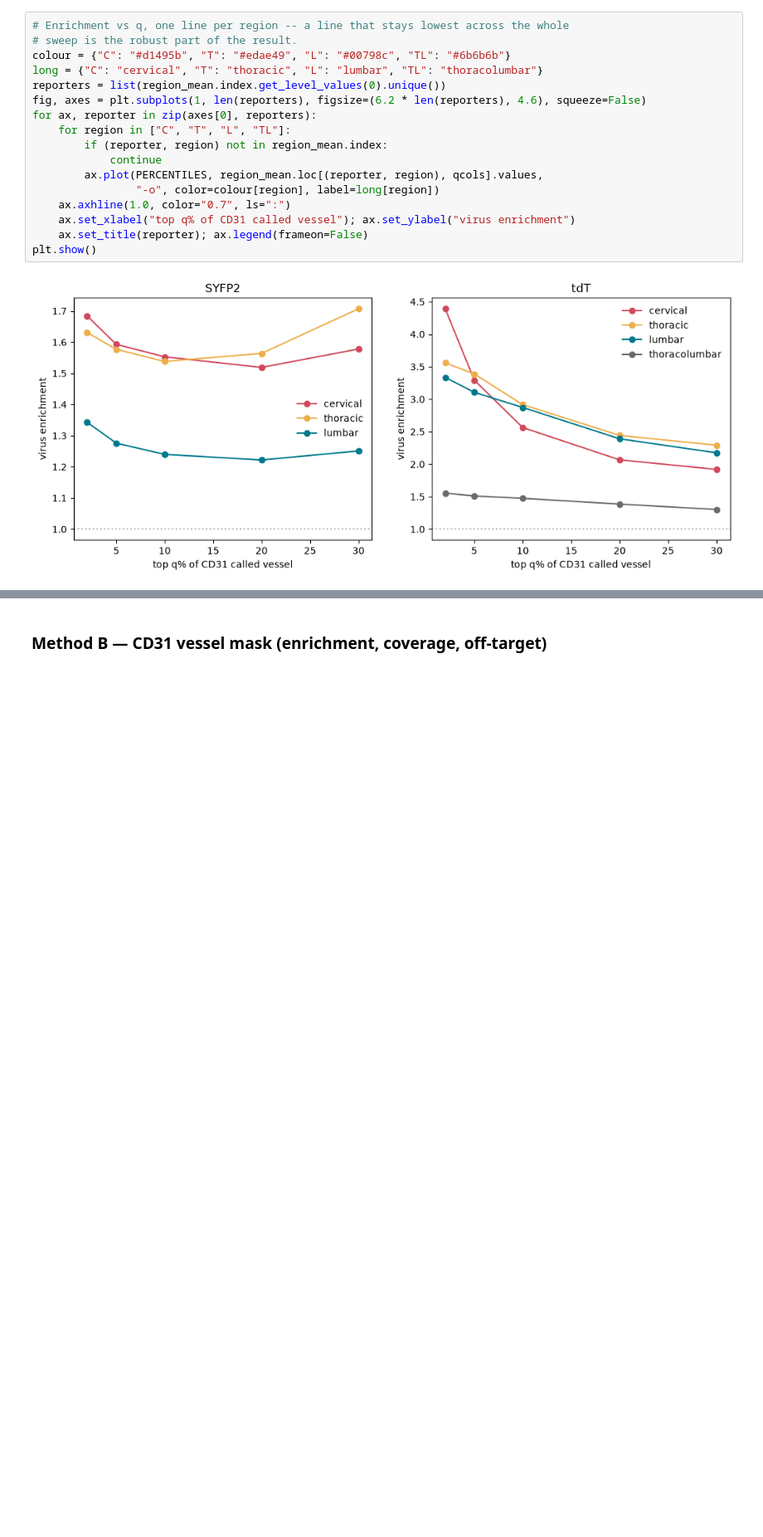
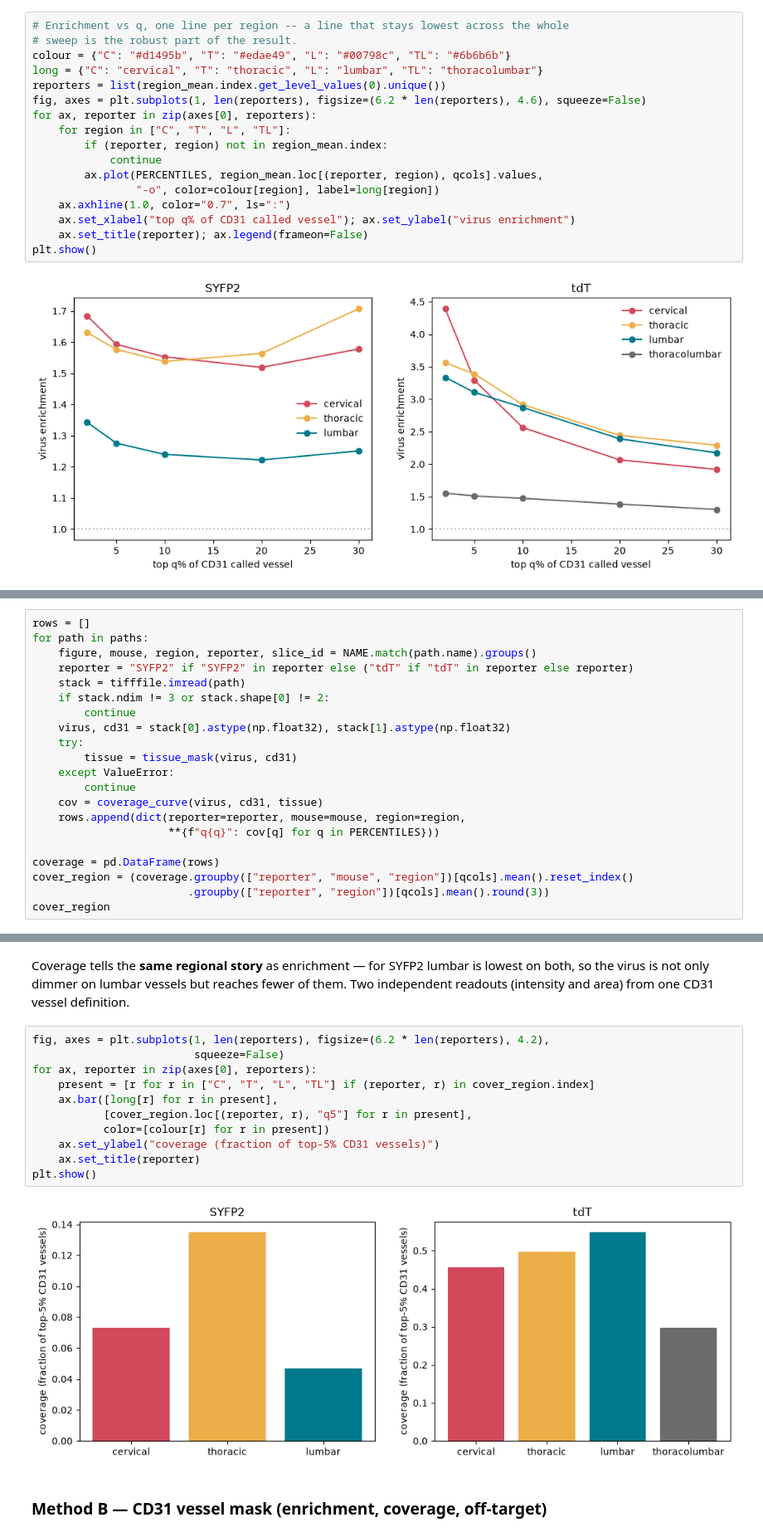
Before and after one commit to UCI-XuLab/blood-vessel-processing, a Jupyter notebook: notebooks/enrichment_metrics.ipynb, the cells around one changed output, grey strips where cells are left out. Shown at 83% size. Saved outputs shown, nothing was run; the diff lists cells and outputs as text; blank space fills up the shorter version.

```diff
--- a/notebooks/enrichment_metrics.ipynb
+++ b/notebooks/enrichment_metrics.ipynb
@@ -151,0 +161,21 @@ plt.show()
+# %%
+rows = []
+for path in paths:
+    figure, mouse, region, reporter, slice_id = NAME.match(path.name).groups()
+    reporter = "SYFP2" if "SYFP2" in reporter else ("tdT" if "tdT" in reporter else reporter)
+    stack = tifffile.imread(path)
+    if stack.ndim != 3 or stack.shape[0] != 2:
+        continue
+    virus, cd31 = stack[0].astype(np.float32), stack[1].astype(np.float32)
+    try:
+        tissue = tissue_mask(virus, cd31)
+    except ValueError:
+        continue
+    cov = coverage_curve(virus, cd31, tissue)
+    rows.append(dict(reporter=reporter, mouse=mouse, region=region,
+                     **{f"q{q}": cov[q] for q in PERCENTILES}))
+
+coverage = pd.DataFrame(rows)
+cover_region = (coverage.groupby(["reporter", "mouse", "region"])[qcols].mean().reset_index()
+                        .groupby(["reporter", "region"])[qcols].mean().round(3))
+cover_region
@@ -152,3 +192,21 @@ plt.show()
+# %% [markdown]
+Coverage tells the **same regional story** as enrichment — for SYFP2 lumbar is
+lowest on both, so the virus is not only dimmer on lumbar vessels but reaches
+fewer of them. Two independent readouts (intensity and area) from one CD31
+vessel definition.
+# %%
+fig, axes = plt.subplots(1, len(reporters), figsize=(6.2 * len(reporters), 4.2),
+                         squeeze=False)
+for ax, reporter in zip(axes[0], reporters):
+    present = [r for r in ["C", "T", "L", "TL"] if (reporter, r) in cover_region.index]
+    ax.bar([long[r] for r in present],
+           [cover_region.loc[(reporter, r), "q5"] for r in present],
+           color=[colour[r] for r in present])
+    ax.set_ylabel("coverage (fraction of top-5% CD31 vessels)")
+    ax.set_title(reporter)
+plt.show()
+# %% [output]
+[figure, added]
 # %% [markdown]
 ### Method B — CD31 vessel mask (enrichment, coverage, off-target)
 # %%
```
Also changed, not shown: parts of 3 cells of this notebook, 1 other file.
